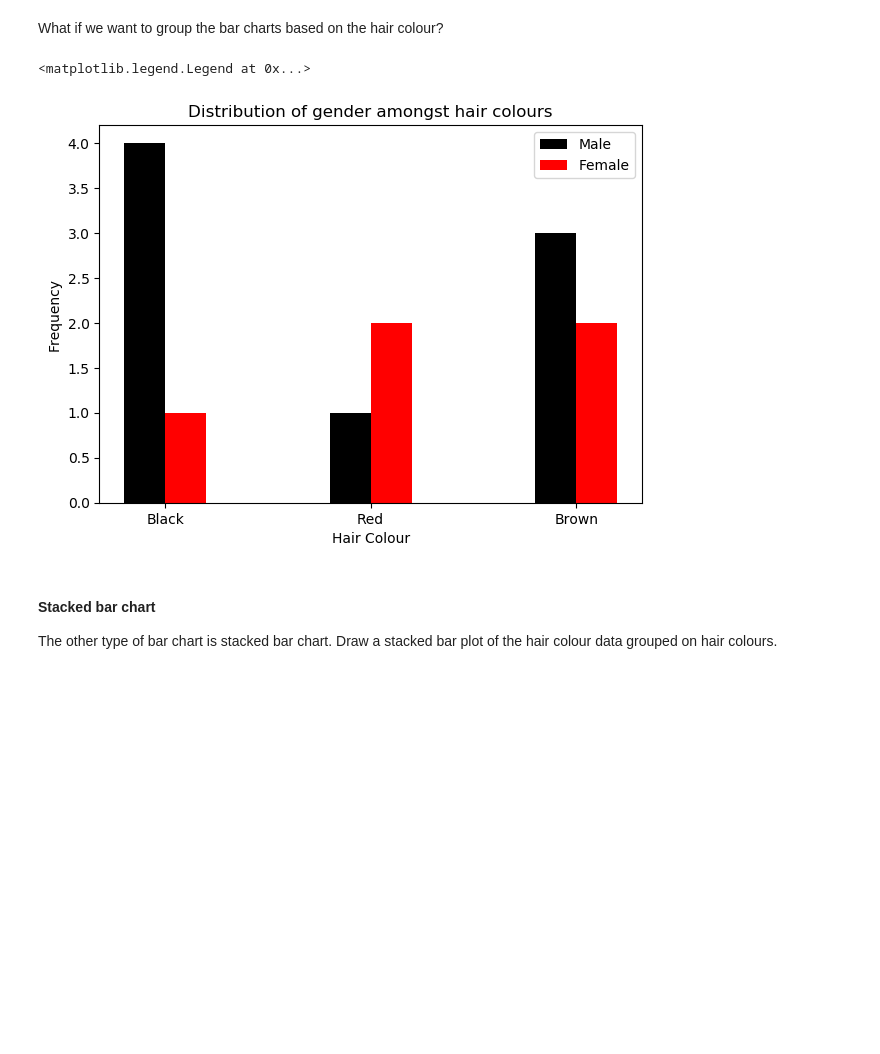
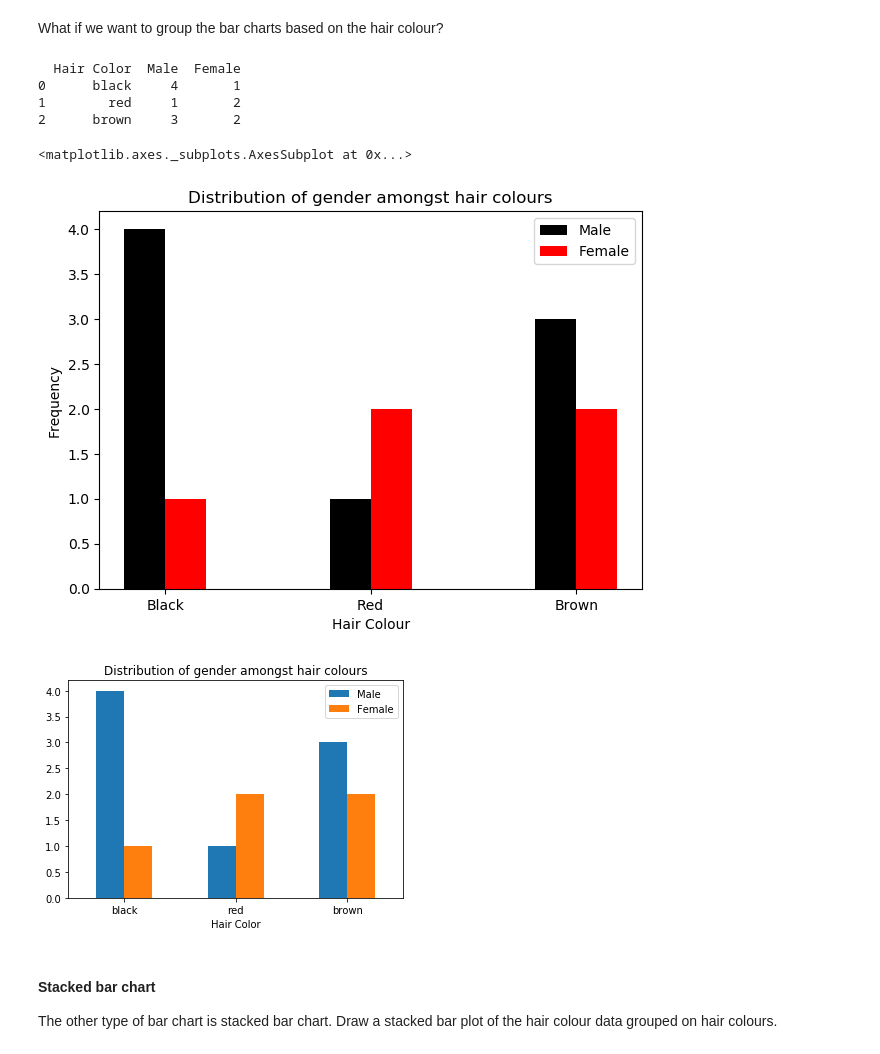
Before and after one commit to gaoshangdeakin/SIT384-Jupyter, a Jupyter notebook: SIT384P04A-Matplotlib Plot.ipynb, the cells around one changed output. Cells and saved outputs as stored; diff of their text form; code cells hidden in the pictures; blank space fills up the shorter version.

```diff
--- a/SIT384P04A-Matplotlib Plot.ipynb
+++ b/SIT384P04A-Matplotlib Plot.ipynb
@@ -551,34 +605,64 @@ What if we want to group the bar charts based on the hair colour?
 # %%
 """
         black  red  brown
 Male      4     1     3
 Female    1     2     2
 
 """
 
 labels = ['Male', 'Female']
 colours = ['Black', 'Red', 'Brown']
 data = np.array([[4, 1, 3],
                  [1, 2, 2]])
 
 n_groups, n_colours = data.shape
 width = 0.2
 x_pos = np.arange(n_colours)
 
 fig, ax = plt.subplots(figsize=(7, 5), dpi=100)
 for i in range(n_groups):
     ax.bar(x_pos + i*width, data[i, :], width, align='center', label=labels[i], color=colours[i])
 ax.set_xlabel("Hair Colour")
 ax.set_ylabel("Frequency")
 ax.set_title("Distribution of gender amongst hair colours")
 
 ax.set_xticks(x_pos+width/2)
 ax.set_xticklabels(colours)
 
 ax.legend()
+
+#Grouped Bar chart using dataframe plot
+
+#https://www.geeksforgeeks.org/create-a-grouped-bar-plot-in-matplotlib/
+
+"""
+        black  red  brown
+Male      4     1     3
+Female    1     2     2
+
+"""
+import pandas as pd
+
+# create data
+df = pd.DataFrame([['black', 4,1], ['red',1,2], ['brown', 3,2]],
+                  columns=['Hair Color','Male','Female'])
+# view data
+print(df)
+
+# plot grouped bar chart
+df.plot(x='Hair Color',
+        kind='bar',
+        stacked=False,
+        rot=0, #tick rotation = 0
+        title='Distribution of gender amongst hair colours')
 # %% [output]
-<matplotlib.legend.Legend at 0x...>
+  Hair Color  Male  Female
+0      black     4       1
+1        red     1       2
+2      brown     3       2
+<matplotlib.axes._subplots.AxesSubplot at 0x...>
 [figure]
+[figure, added]
 # %% [markdown]
 #### Stacked bar chart
 
```
Also changed, not shown: parts of 14 cells of this notebook.
